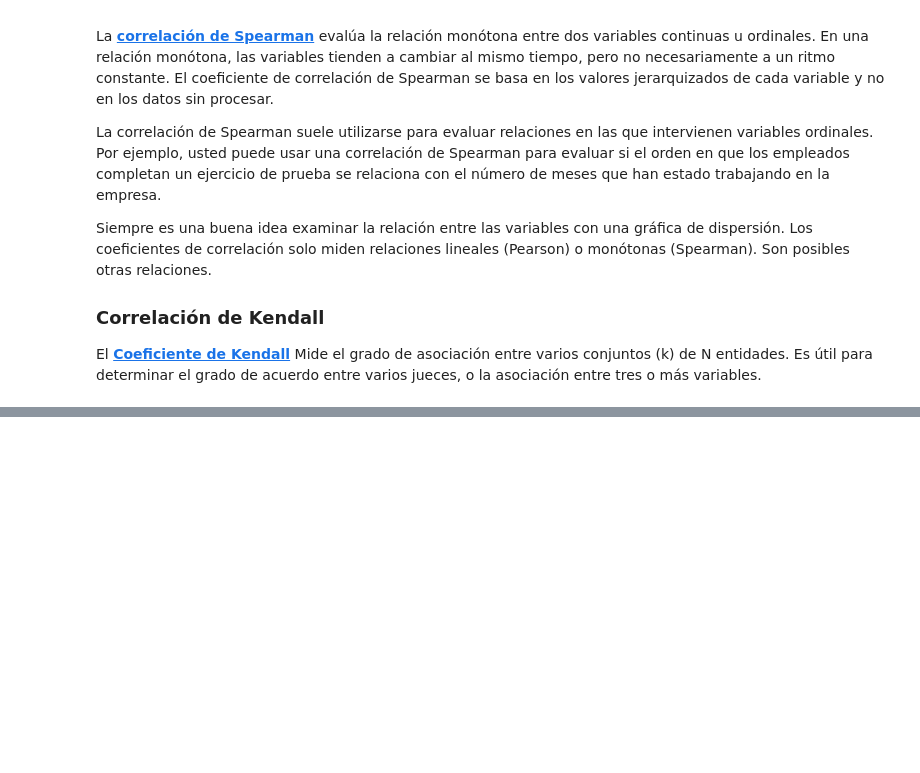
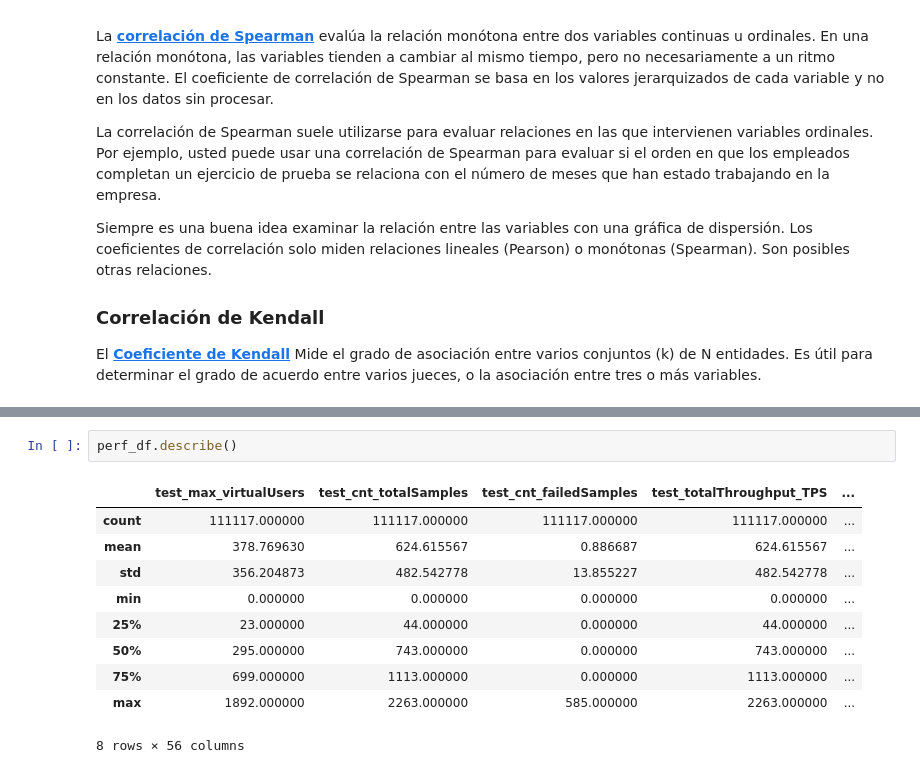
Before and after one commit to eshernan/datascience_training, a Jupyter notebook: notebooks/Session_1b.ipynb, the cells around one changed output, grey strips where cells are left out. Drawn from its saved outputs; the diff is of its cells as text; blank space fills up the shorter version.

```diff
--- a/notebooks/Session_1b.ipynb
+++ b/notebooks/Session_1b.ipynb
@@ -312,0 +315,13 @@ corr = perf_df.corr(method="kendall")
+# %%
+perf_df.describe()
+# %% [output]
+|  | test_max_virtualUsers | test_cnt_totalSamples | test_cnt_failedSamples | test_totalThroughput_TPS | ... |
+| count | 111117.000000 | 111117.000000 | 111117.000000 | 111117.000000 | ... |
+| mean | 378.769630 | 624.615567 | 0.886687 | 624.615567 | ... |
+| std | 356.204873 | 482.542778 | 13.855227 | 482.542778 | ... |
+| min | 0.000000 | 0.000000 | 0.000000 | 0.000000 | ... |
+| 25% | 23.000000 | 44.000000 | 0.000000 | 44.000000 | ... |
+| 50% | 295.000000 | 743.000000 | 0.000000 | 743.000000 | ... |
+| 75% | 699.000000 | 1113.000000 | 0.000000 | 1113.000000 | ... |
+| max | 1892.000000 | 2263.000000 | 585.000000 | 2263.000000 | ... |
+8 rows × 56 columns
```
Also changed, not shown: parts of 2 cells of this notebook.
